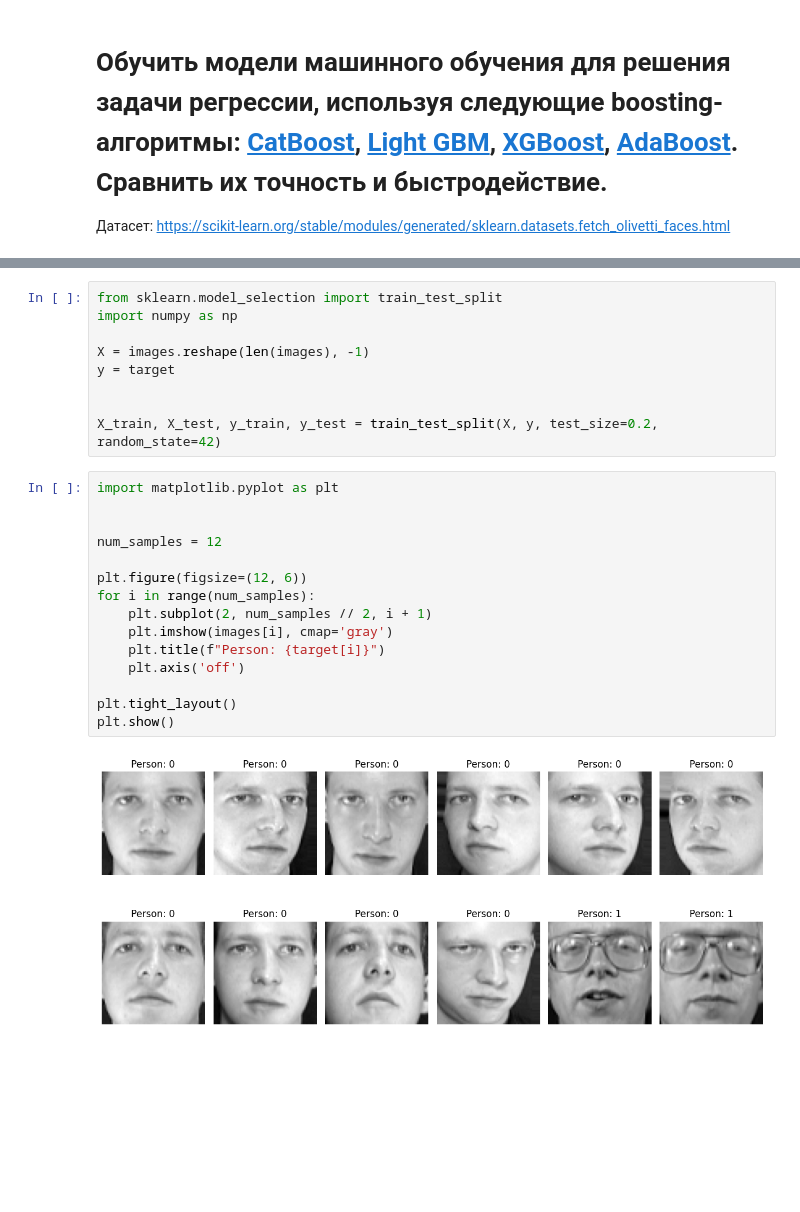
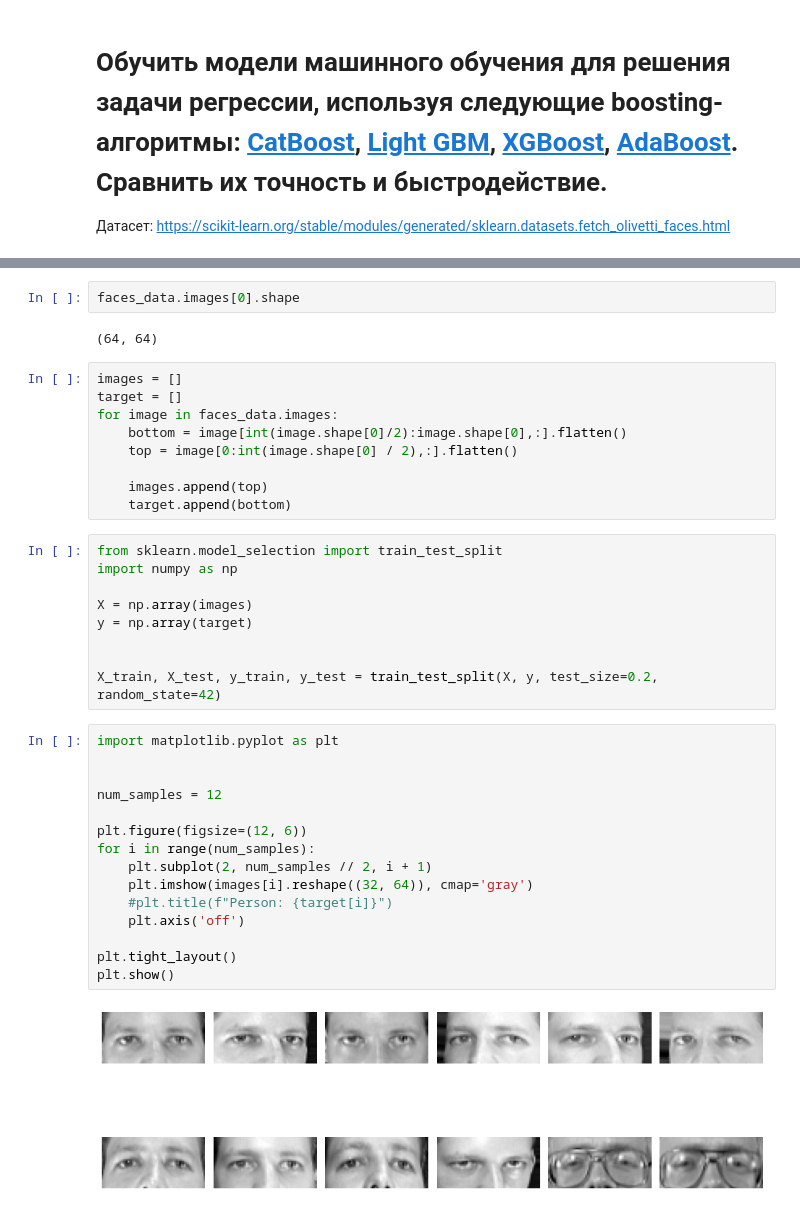
Before and after one commit to Flexlug/DataAnalysis, a Jupyter notebook: 8. Ансамблевые методы машинного обучения/Практика №11. Ансамблевые_методы_машинного_обучения.ipynb, the cells around one changed output, grey strips where cells are left out. Drawn from its saved outputs; the diff is of its cells as text; blank space fills up the shorter version.

```diff
--- a/8. Ансамблевые методы машинного обучения/Практика №11. Ансамблевые_методы_машинного_обучения.ipynb
+++ b/8. Ансамблевые методы машинного обучения/Практика №11. Ансамблевые_методы_машинного_обучения.ipynb
@@ -280,32 +282,45 @@ The original dataset consisted of 92 x 112, while the version available here
 consists of 64x64 images.
 
 When using these images, please give credit to AT&T Laboratories Cambridge.
+# %%
+faces_data.images[0].shape
+# %% [output]
+(64, 64)
+# %%
+images = []
+target = []
+for image in faces_data.images:
+    bottom = image[int(image.shape[0]/2):image.shape[0],:].flatten()
+    top = image[0:int(image.shape[0] / 2),:].flatten()
+
+    images.append(top)
+    target.append(bottom)
 # %%
 from sklearn.model_selection import train_test_split
 import numpy as np
 
-X = images.reshape(len(images), -1)
-y = target
+X = np.array(images)
+y = np.array(target)
 
 
 X_train, X_test, y_train, y_test = train_test_split(X, y, test_size=0.2, random_state=42)
 # %%
 import matplotlib.pyplot as plt
 
 
 num_samples = 12
 
 plt.figure(figsize=(12, 6))
 for i in range(num_samples):
     plt.subplot(2, num_samples // 2, i + 1)
-    plt.imshow(images[i], cmap='gray')
-    plt.title(f"Person: {target[i]}")
+    plt.imshow(images[i].reshape((32, 64)), cmap='gray')
+    #plt.title(f"Person: {target[i]}")
     plt.axis('off')
 
 plt.tight_layout()
 plt.show()
 # %% [output]
-[figure, old version]
+[figure, new version]
 # %%
 from catboost import CatBoostRegressor
 from lightgbm import LGBMRegressor
```
Also changed, not shown: parts of 9 cells of this notebook.
